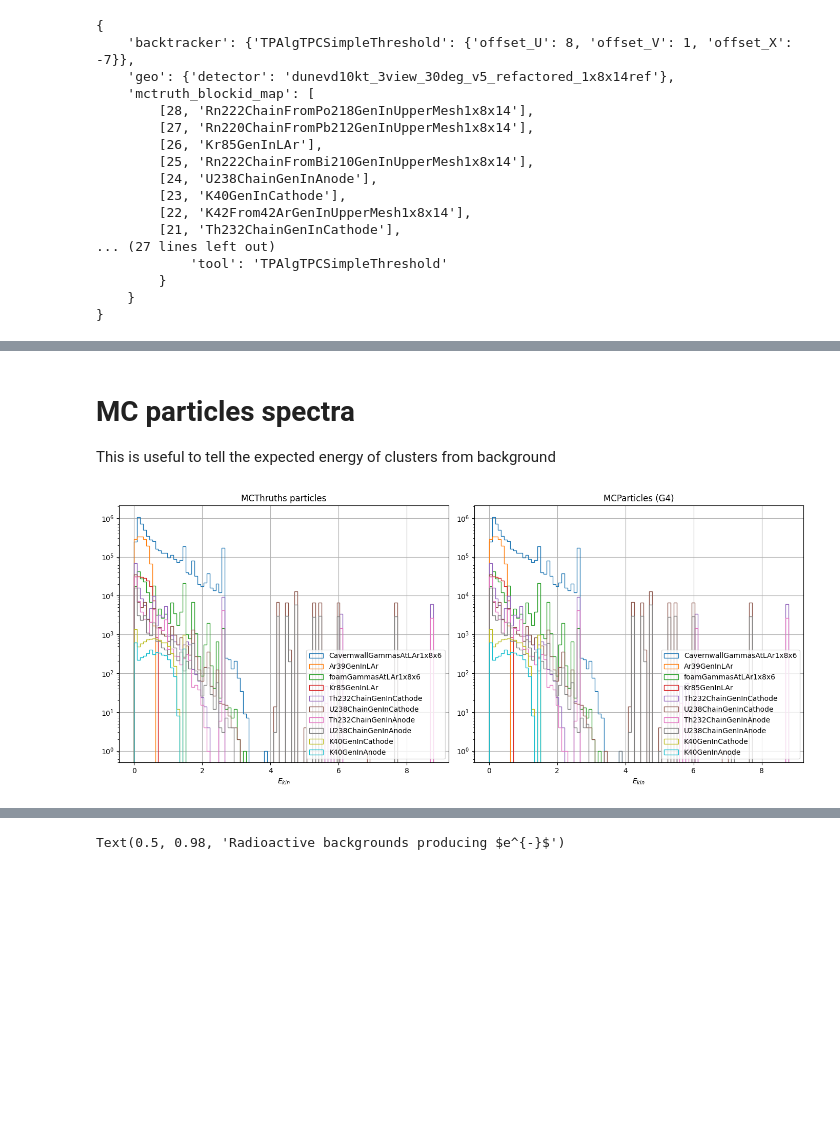
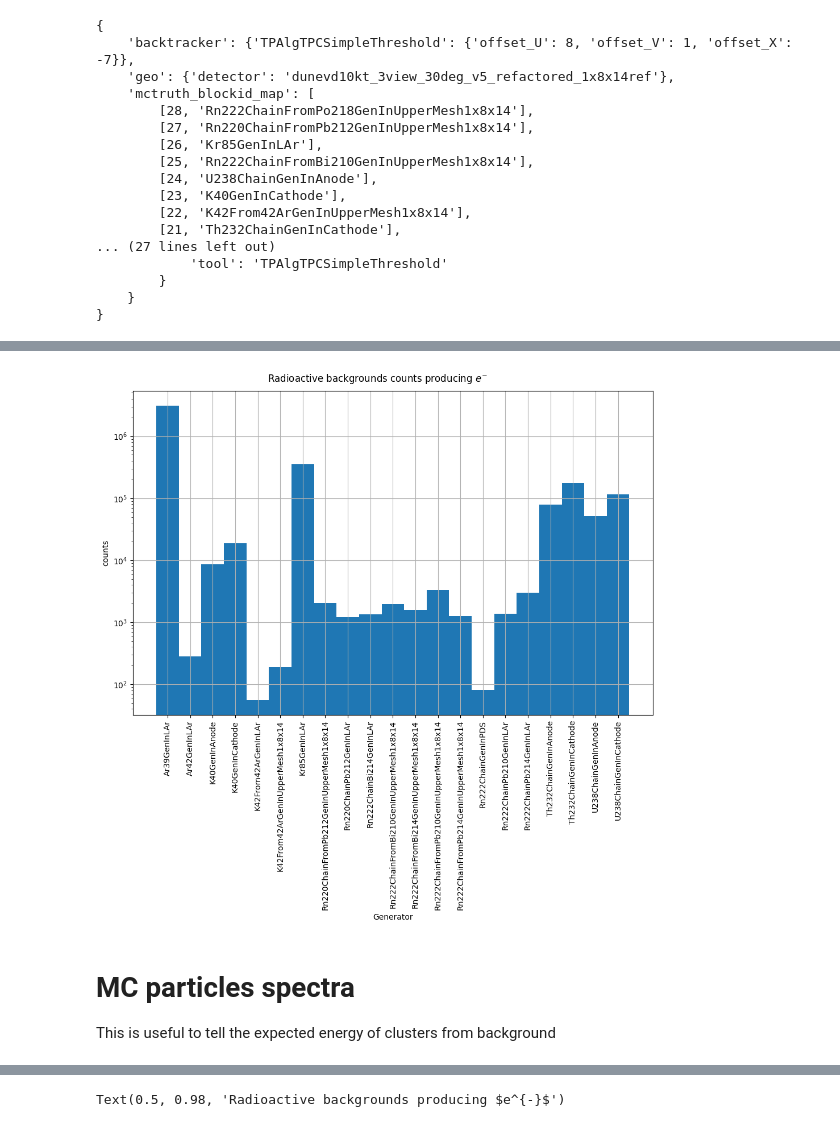
Before and after one commit to alessandrothea/tpvalidator, a Jupyter notebook: notebooks/studies/VDBackgroundMontecarlo_1x8x14.ipynb, the cells around one changed output, grey strips where cells are left out. Saved outputs shown, nothing was run; the diff lists cells and outputs as text; code cells hidden in the pictures; blank space fills up the shorter version.

```diff
--- a/notebooks/studies/VDBackgroundMontecarlo_1x8x14.ipynb
+++ b/notebooks/studies/VDBackgroundMontecarlo_1x8x14.ipynb
@@ -187,0 +132,4 @@ print(t)
+# %%
+from tpvalidator.viz.mc import MCPlotter
+
+mcp = MCPlotter(datasets['radbkg'])
@@ -188,3 +176,7 @@ print(t)
+# %%
+fig = mcp.plot_generator_activity(pdg_id=11)
+# %% [output]
+[figure, added]
 # %% [markdown]
 # MC particles spectra
 
@@ -196,49 +183,0 @@ MCPlotter(datasets['radiols']).plot_ke_spectra()
-# %%
-
-mct = datasets['radiols'].mctruths
-mcp = datasets['radiols'].mcparticles
-mct_block_map = datasets['radiols'].mctruth_blocks_map
-
-max_ke=max(mct.kinetic_energy.max(), mcp.kinetic_energy.max())
-
-num_bkg=10
-part_by_gen = sorted([(n,df) for n,df in mct.groupby('generator_name')], reverse=True, key=lambda x: len(x[1]))
-top_by_gen = part_by_gen[:num_bkg]
-
-all_gens = mct.generator_name.unique()
-colors = plt.cm.tab20.colors
-color_map = {pdg: colors[i % len(colors)] for i, pdg in enumerate(all_gens)}
-
-
-# I want to move from rates to counts, which means dividing counts by the elapsed time.
-# The elapsed time num events * emulation window = 100*2*4.25e-6
-bins=np.linspace(0,max_ke*1000,100)
-fig,axes=plt.subplots(1,2, figsize=(14,6))
-
-ax=axes[0]
-for gen_id, df in top_by_gen:
-    (df.kinetic_energy*1000).hist(bins=bins, label=f"{gen_id}", histtype='step', ax=ax)
-
-ax.legend()
-ax.set_yscale('log')
-ax.set_xlabel(r'$E_{kin}$')
-ax.set_title('MCThruths particles')
-
-
-part_by_gen = sorted([(mct_block_map[n],df) for n,df in mcp.groupby('truth_block_id')], reverse=True, key=lambda x: len(x[1]))
-top_by_gen = part_by_gen[:num_bkg]
-
-
-ax=axes[1]
-for gen_id, df in top_by_gen:
-
-    (df.kinetic_energy*1000).hist(bins=bins, label=f"{gen_id}", histtype='step', ax=ax)
-
-ax.legend()
-ax.set_yscale('log')
-ax.set_xlabel(r'$E_{kin}$')
-ax.set_title('MCParticles (G4)')
-
-fig.tight_layout()
-# %% [output]
-[figure, removed]
```
Also changed, not shown: parts of 16 cells of this notebook, 3 other files.
